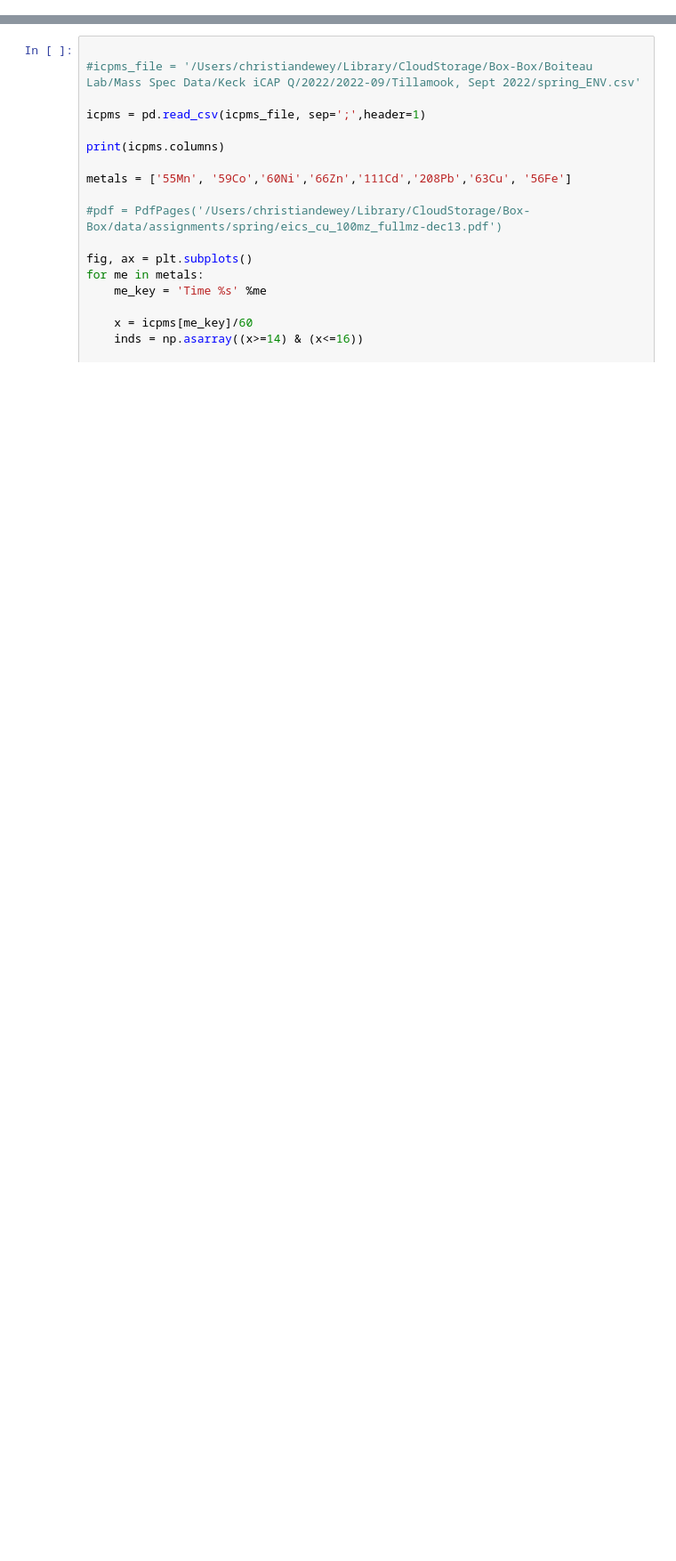
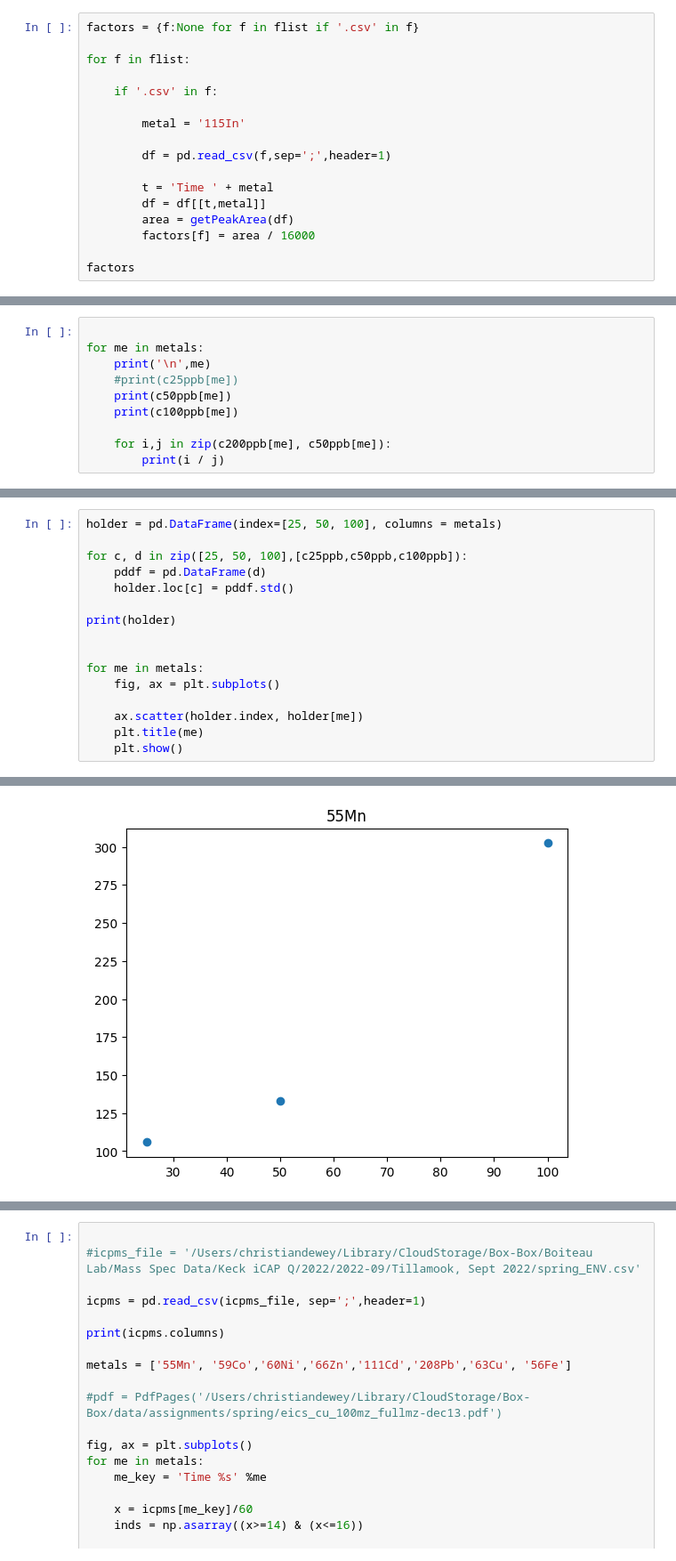
Before and after one commit to rboiteau/CoreMS, a Jupyter notebook: LOD-LCICPMS.ipynb, the cells around one changed output, grey strips where cells are left out. Shown at 89% size. Drawn from its saved outputs; the diff is of its cells as text; blank space fills up the shorter version.

```diff
--- a/LOD-LCICPMS.ipynb
+++ b/LOD-LCICPMS.ipynb
@@ -65,0 +381,17 @@ def getPeakArea(df):
+# %%
+factors = {f:None for f in flist if '.csv' in f}
+
+for f in flist:
+
+    if '.csv' in f:
+
+        metal = '115In'
+
+        df = pd.read_csv(f,sep=';',header=1)
+
+        t = 'Time ' + metal
+        df = df[[t,metal]]
+        area = getPeakArea(df)
+        factors[f] = area / 16000
+
+factors
@@ -157,0 +493,10 @@ c50ppb['115In']
+# %%
+
+for me in metals:
+    print('\n',me)
+    #print(c25ppb[me])
+    print(c50ppb[me])
+    print(c100ppb[me])
+
+    for i,j in zip(c200ppb[me], c50ppb[me]):
+        print(i / j)
@@ -157,0 +521,17 @@ c50ppb['115In']
+# %%
+holder = pd.DataFrame(index=[25, 50, 100], columns = metals)
+
+for c, d in zip([25, 50, 100],[c25ppb,c50ppb,c100ppb]):
+    pddf = pd.DataFrame(d)
+    holder.loc[c] = pddf.std()
+
+print(holder)
+
+
+for me in metals:
+    fig, ax = plt.subplots()
+
+    ax.scatter(holder.index, holder[me])
+    plt.title(me)
+    plt.show()
+# %% [output]
@@ -157,0 +547 @@ c50ppb['115In']
+[figure, added]
```
Also changed, not shown: parts of 14 cells of this notebook, 2 other files.
